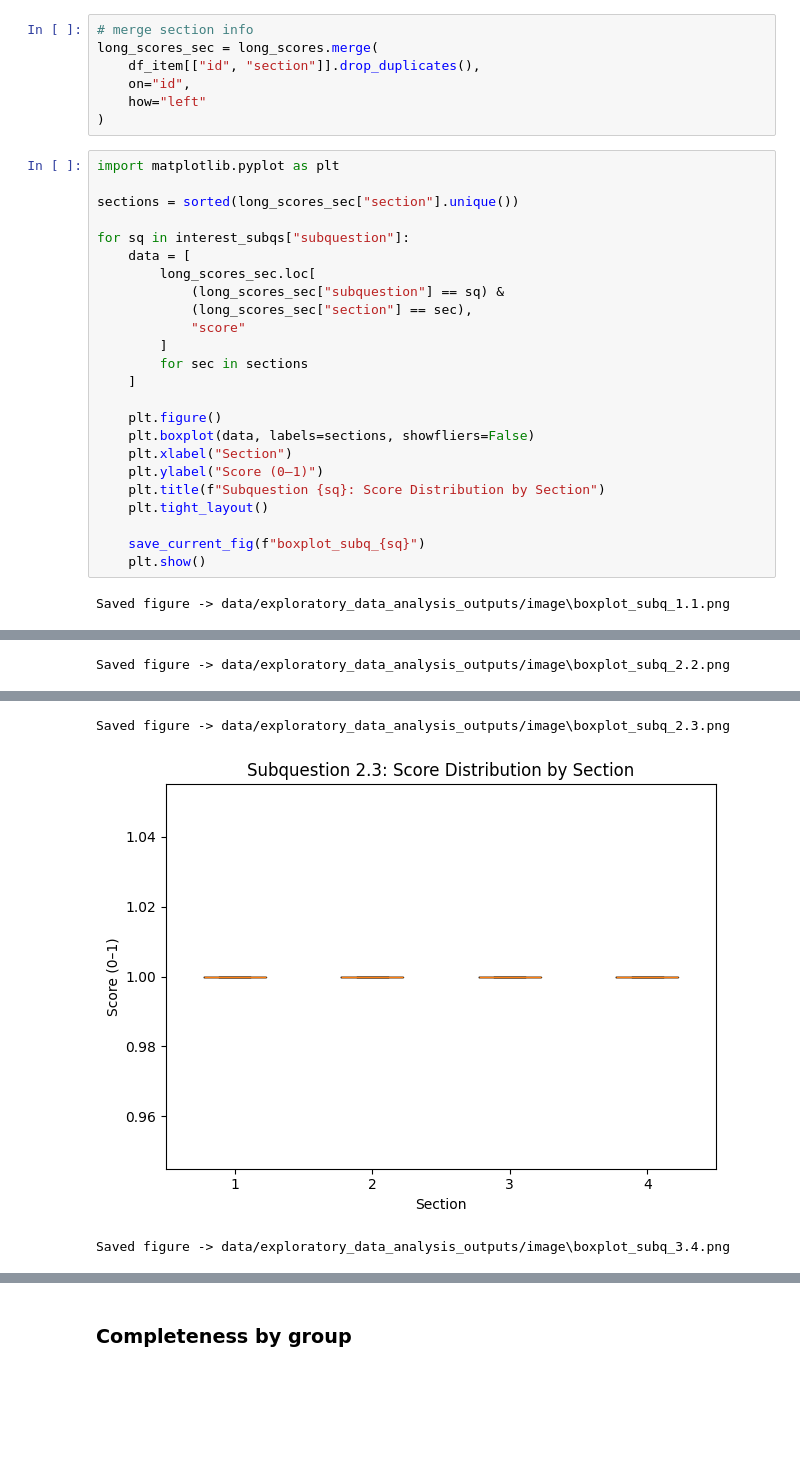
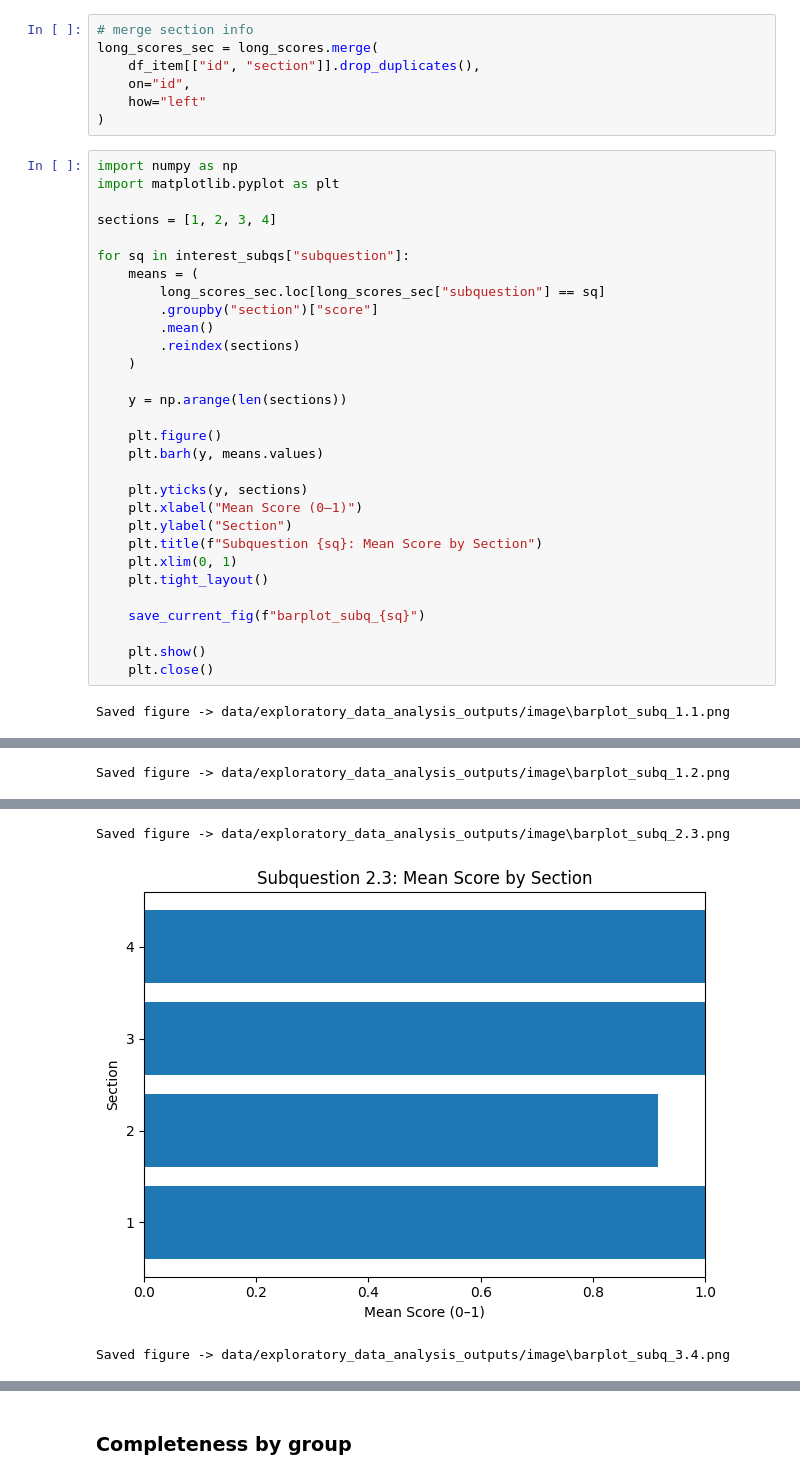
Before and after one commit to SaintHades/Simulation-coding-exercises-for-teaching-probability-theory, a Jupyter notebook: exploratory_data_analysis.ipynb, the cells around one changed output, grey strips where cells are left out. Drawn from its saved outputs; the diff is of its cells as text; blank space fills up the shorter version.

```diff
--- a/exploratory_data_analysis.ipynb
+++ b/exploratory_data_analysis.ipynb
@@ -386,28 +386,34 @@ long_scores_sec = long_scores.merge(
     how="left"
 )
 # %%
+import numpy as np
 import matplotlib.pyplot as plt
 
-sections = sorted(long_scores_sec["section"].unique())
+sections = [1, 2, 3, 4]
 
 for sq in interest_subqs["subquestion"]:
-    data = [
-        long_scores_sec.loc[
-            (long_scores_sec["subquestion"] == sq) &
-            (long_scores_sec["section"] == sec),
-            "score"
-        ]
-        for sec in sections
-    ]
+    means = (
+        long_scores_sec.loc[long_scores_sec["subquestion"] == sq]
+        .groupby("section")["score"]
+        .mean()
+        .reindex(sections)
+    )
+
+    y = np.arange(len(sections))
 
     plt.figure()
-    plt.boxplot(data, labels=sections, showfliers=False)
-    plt.xlabel("Section")
-    plt.ylabel("Score (0–1)")
-    plt.title(f"Subquestion {sq}: Score Distribution by Section")
+    plt.barh(y, means.values)
+
+    plt.yticks(y, sections)
+    plt.xlabel("Mean Score (0–1)")
+    plt.ylabel("Section")
+    plt.title(f"Subquestion {sq}: Mean Score by Section")
+    plt.xlim(0, 1)
     plt.tight_layout()
 
-    save_current_fig(f"boxplot_subq_{sq}")
+    save_current_fig(f"barplot_subq_{sq}")
+
     plt.show()
+    plt.close()
 # %% [output]
-Saved figure -> data/exploratory_data_analysis_outputs/image\boxplot_subq_1.1.png
+Saved figure -> data/exploratory_data_analysis_outputs/image\barplot_subq_1.1.png
@@ -415 +421 @@ Saved figure -> data/exploratory_data_analysis_outputs/image\boxplot_subq_1.1.pn
-Saved figure -> data/exploratory_data_analysis_outputs/image\boxplot_subq_2.2.png
+Saved figure -> data/exploratory_data_analysis_outputs/image\barplot_subq_1.2.png
@@ -417,3 +423,3 @@ Saved figure -> data/exploratory_data_analysis_outputs/image\boxplot_subq_2.2.pn
-Saved figure -> data/exploratory_data_analysis_outputs/image\boxplot_subq_2.3.png
+Saved figure -> data/exploratory_data_analysis_outputs/image\barplot_subq_2.3.png
-[figure, old version]
+[figure, new version]
-Saved figure -> data/exploratory_data_analysis_outputs/image\boxplot_subq_3.4.png
+Saved figure -> data/exploratory_data_analysis_outputs/image\barplot_subq_3.4.png
```
Also changed, not shown: parts of 24 cells of this notebook, 30 other files.
